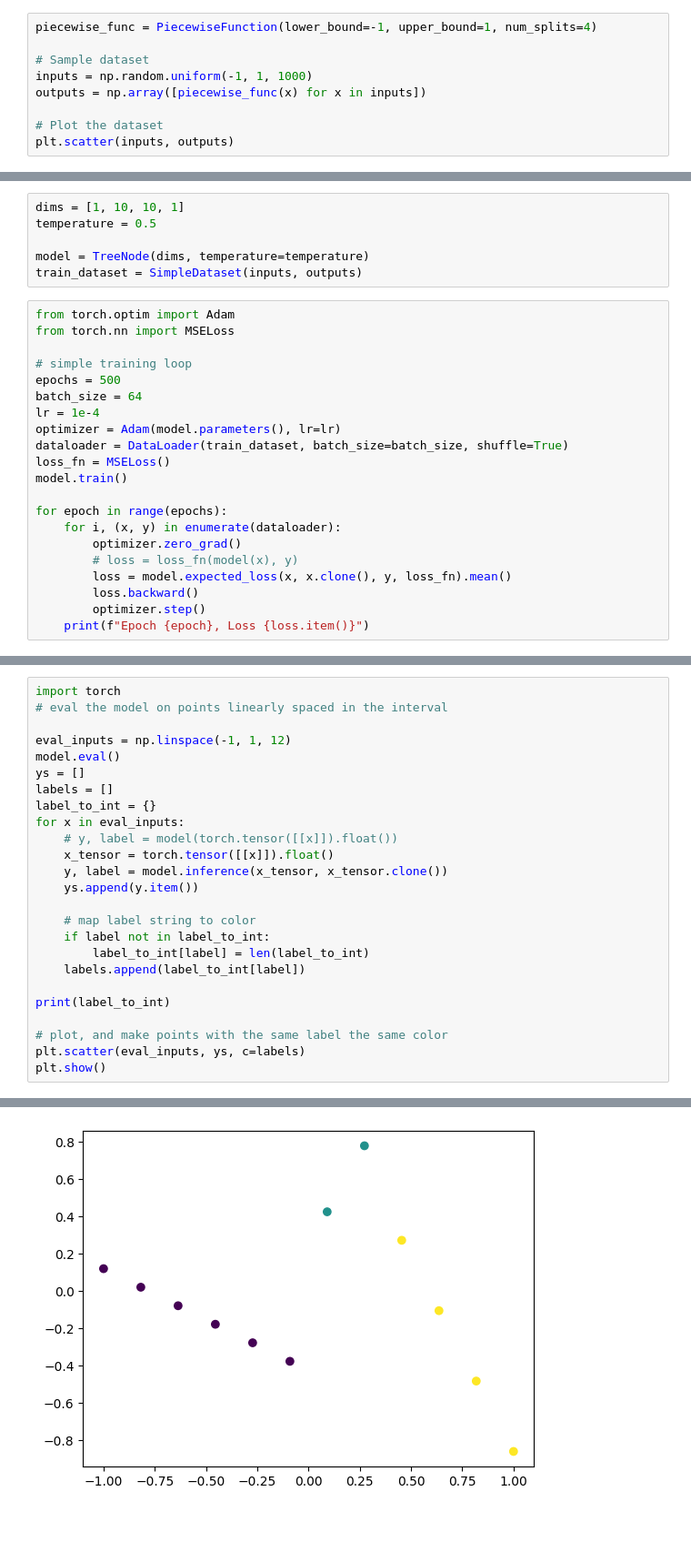
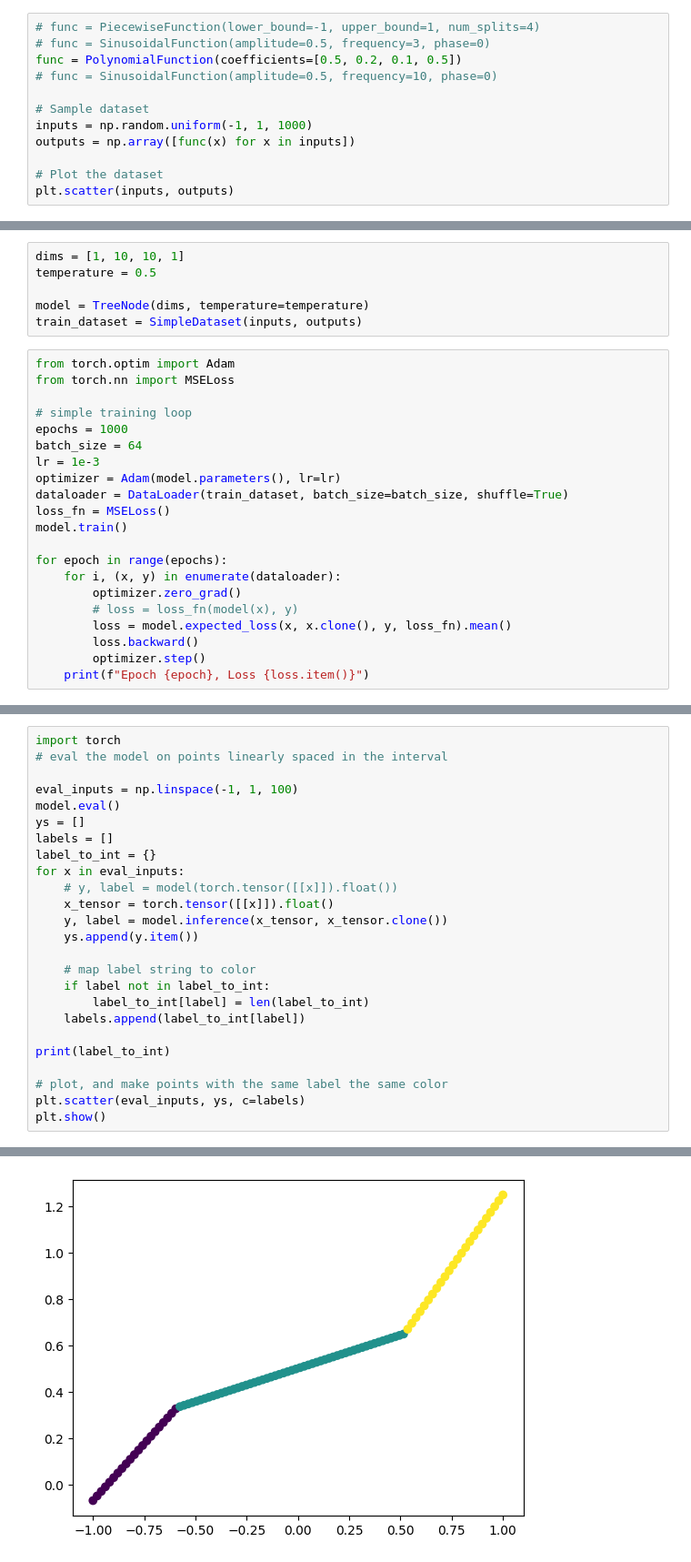
Before and after one commit to jagdeepsb/graph-of-experts, a Jupyter notebook: test.ipynb, the cells around one changed output, grey strips where cells are left out. Shown: that part at 91% size. Saved outputs shown, nothing was run; the diff lists cells and outputs as text; blank space fills up the shorter version.

```diff
--- a/test.ipynb
+++ b/test.ipynb
@@ -7,11 +7,14 @@ from network import TreeNode
 import numpy as np
 import matplotlib.pyplot as plt
 # %%
-piecewise_func = PiecewiseFunction(lower_bound=-1, upper_bound=1, num_splits=4)
+# func = PiecewiseFunction(lower_bound=-1, upper_bound=1, num_splits=4)
+# func = SinusoidalFunction(amplitude=0.5, frequency=3, phase=0)
+func = PolynomialFunction(coefficients=[0.5, 0.2, 0.1, 0.5])
+# func = SinusoidalFunction(amplitude=0.5, frequency=10, phase=0)
 
 # Sample dataset
 inputs = np.random.uniform(-1, 1, 1000)
-outputs = np.array([piecewise_func(x) for x in inputs])
+outputs = np.array([func(x) for x in inputs])
 
 # Plot the dataset
 plt.scatter(inputs, outputs)
@@ -44,9 +47,9 @@ from torch.optim import Adam
 from torch.nn import MSELoss
 
 # simple training loop
-epochs = 500
+epochs = 1000
 batch_size = 64
-lr = 1e-4
+lr = 1e-3
 optimizer = Adam(model.parameters(), lr=lr)
 dataloader = DataLoader(train_dataset, batch_size=batch_size, shuffle=True)
 loss_fn = MSELoss()
@@ -82,7 +85,7 @@ Epoch 249, Loss 0.08778934180736542
 import torch
 # eval the model on points linearly spaced in the interval
 
-eval_inputs = np.linspace(-1, 1, 12)
+eval_inputs = np.linspace(-1, 1, 100)
 model.eval()
 ys = []
 labels = []
@@ -124,4 +127,4 @@ tensor([[ 5.4115, -6.9601]], grad_fn=<AddmmBackward0>) tensor([[1.0000e+00, 4.23
-[figure, old version]
+[figure, new version]
 # %%
 # Plot the dataset
 plt.scatter(inputs, outputs)
```
Also changed, not shown: parts of 5 cells of this notebook, 2 other files.
